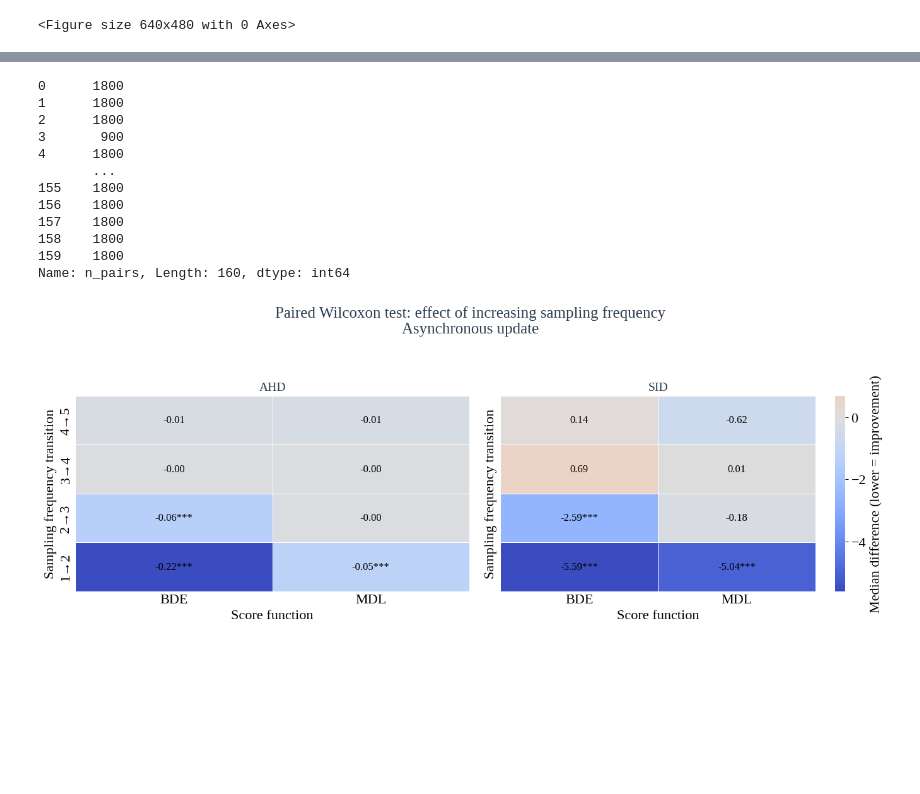
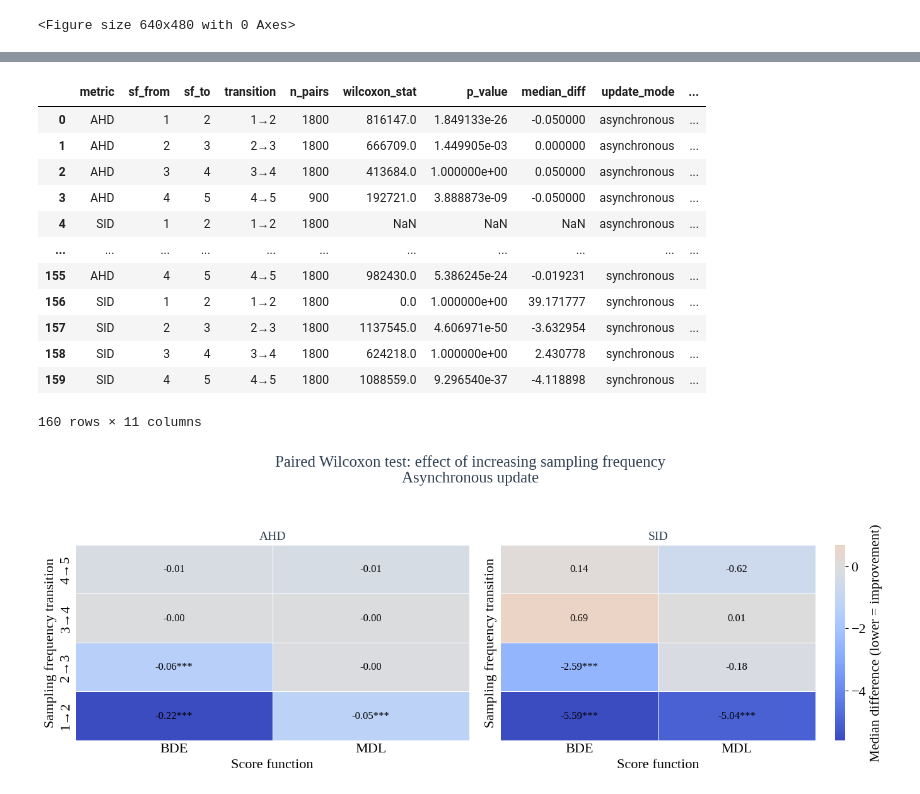
Before and after one commit to maxi7524/SAD2_final_project, a Jupyter notebook: notebooks/raport_max.ipynb, the cells around one changed output, grey strips where cells are left out. Cells and saved outputs as stored; diff of their text form; code cells hidden in the pictures; blank space fills up the shorter version.

```diff
--- a/notebooks/raport_max.ipynb
+++ b/notebooks/raport_max.ipynb
@@ -570,28 +551,29 @@ Consequently, **sampling factor = 3** represents a practical compromise between
 # %%
 group_cols = ["update_mode", "score_function", "num_nodes"]
 df_wilcoxon = compute_wilcoxon_table(
     df_series,
     metrics=["AHD", "SID"],
     group_cols=group_cols,
     transitions=[(1,2), (2,3), (3,4), (4,5)], #TODO - tutaj wstawic kolejnośc z jaką chcesz sprawdzać (20, 40) ...
-
     sf_col='sampling_frequency' #TODO - tutaj wstawić tą kolumne co masz stałą normalizacji
 )
 
 df_wilcoxon['n_pairs']
+df_wilcoxon
 # %% [output]
+|  | metric | sf_from | sf_to | transition | n_pairs | wilcoxon_stat | p_value | median_diff | update_mode | ... |
+| 0 | AHD | 1 | 2 | 1→2 | 1800 | 816147.0 | 1.849133e-26 | -0.050000 | asynchronous | ... |
+| 1 | AHD | 2 | 3 | 2→3 | 1800 | 666709.0 | 1.449905e-03 | 0.000000 | asynchronous | ... |
+| 2 | AHD | 3 | 4 | 3→4 | 1800 | 413684.0 | 1.000000e+00 | 0.050000 | asynchronous | ... |
+| 3 | AHD | 4 | 5 | 4→5 | 900 | 192721.0 | 3.888873e-09 | -0.050000 | asynchronous | ... |
+| 4 | SID | 1 | 2 | 1→2 | 1800 | NaN | NaN | NaN | asynchronous | ... |
+| ... | ... | ... | ... | ... | ... | ... | ... | ... | ... | ... |
+| 155 | AHD | 4 | 5 | 4→5 | 1800 | 982430.0 | 5.386245e-24 | -0.019231 | synchronous | ... |
+| 156 | SID | 1 | 2 | 1→2 | 1800 | 0.0 | 1.000000e+00 | 39.171777 | synchronous | ... |
+| 157 | SID | 2 | 3 | 2→3 | 1800 | 1137545.0 | 4.606971e-50 | -3.632954 | synchronous | ... |
+| 158 | SID | 3 | 4 | 3→4 | 1800 | 624218.0 | 1.000000e+00 | 2.430778 | synchronous | ... |
+| 159 | SID | 4 | 5 | 4→5 | 1800 | 1088559.0 | 9.296540e-37 | -4.118898 | synchronous | ... |
-0      1800
-1      1800
-2      1800
-3       900
-4      1800
-       ...
-155    1800
-156    1800
-157    1800
-158    1800
-159    1800
-Name: n_pairs, Length: 160, dtype: int64
+160 rows × 11 columns
 # %%
 fig, axes = plt.subplots(1, 2, figsize=(14, 5), sharey=True)
 
```
Also changed, not shown: parts of 6 cells of this notebook, 1 other file.
